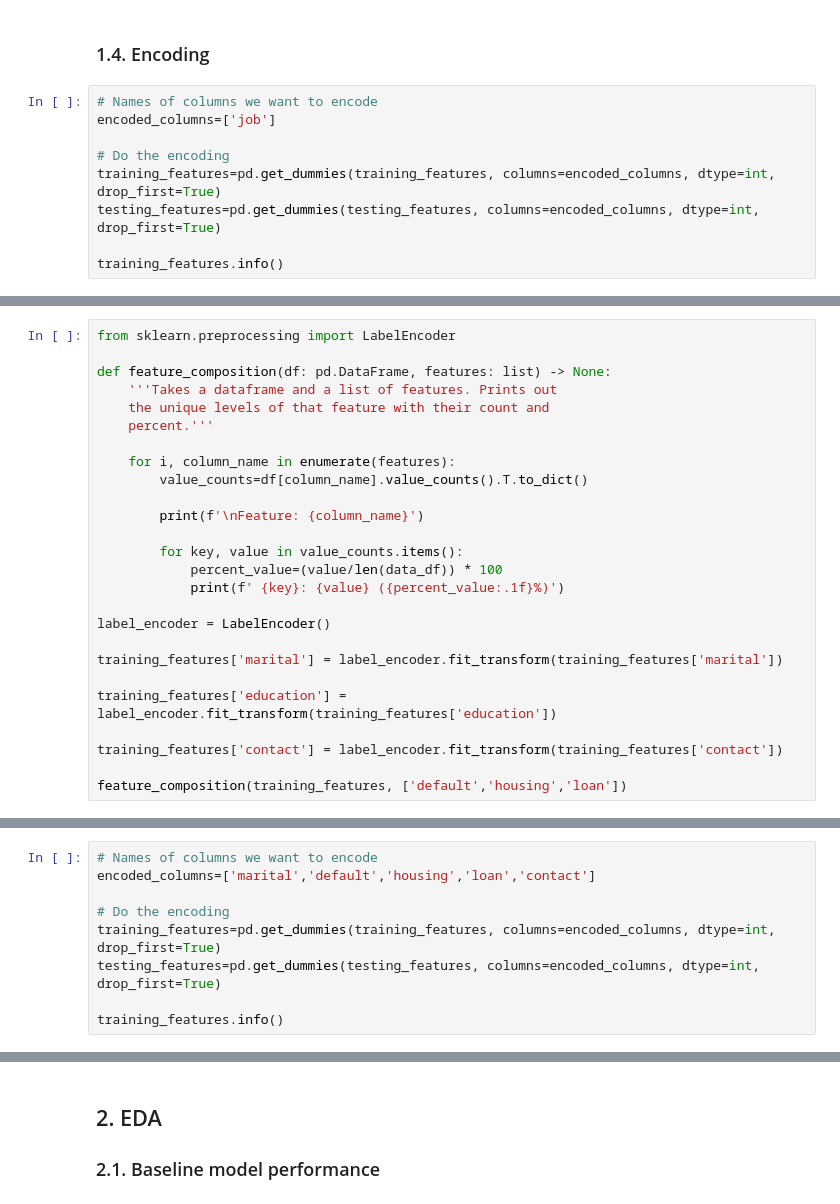
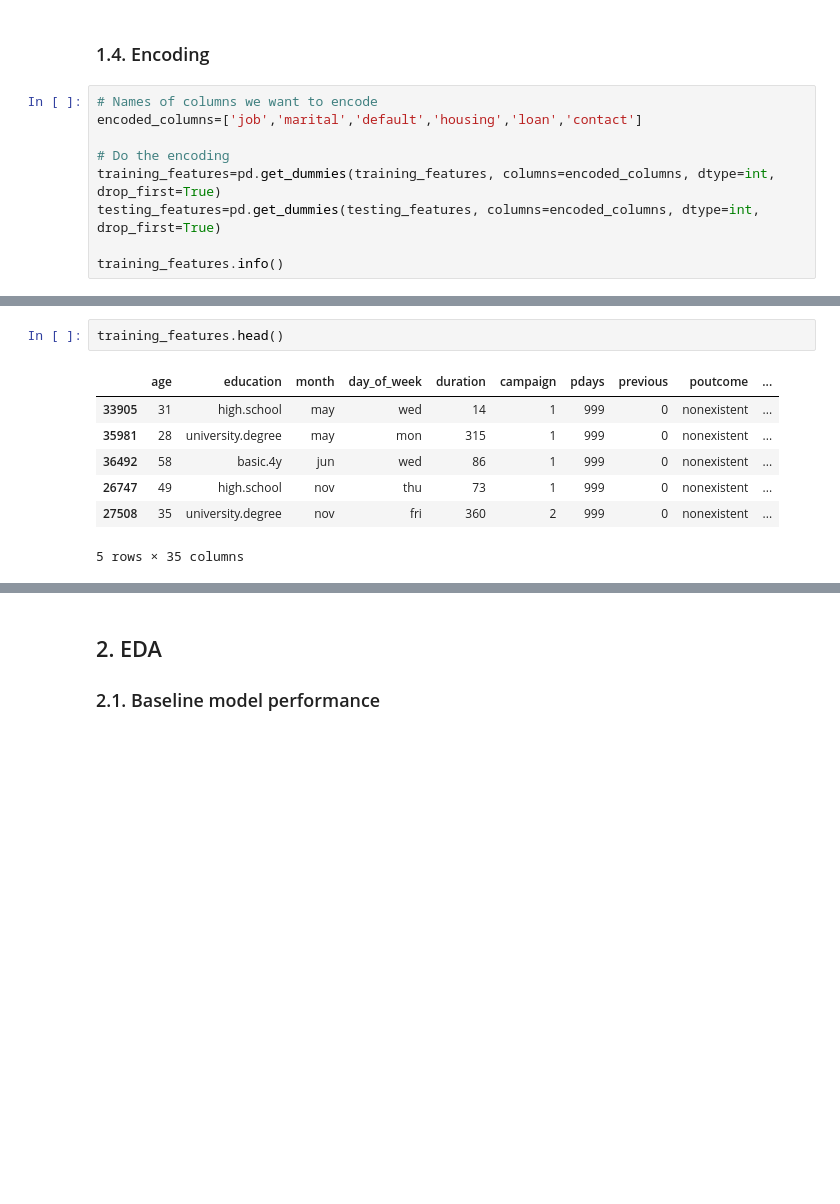
Before and after one commit to 4GeeksAcademy/Team-Crunchy-Tacos_gperdrizet-logistic-regression-project, a Jupyter notebook: src/mvp.ipynb, the cells around one changed output, grey strips where cells are left out. Saved outputs shown, nothing was run; the diff lists cells and outputs as text; blank space fills up the shorter version.

```diff
--- a/src/mvp.ipynb
+++ b/src/mvp.ipynb
@@ -61,7 +61,7 @@ training_features, testing_features, training_labels, testing_labels=train_test_
 ### 1.4. Encoding
 # %%
 # Names of columns we want to encode
-encoded_columns=['job']
+encoded_columns=['job','marital','default','housing','loan','contact']
 
 # Do the encoding
 training_features=pd.get_dummies(training_features, columns=encoded_columns, dtype=int, drop_first=True)
@@ -108,27 +108 @@ job_unknown            int64
 dtype: object
-# %%
-from sklearn.preprocessing import LabelEncoder
-
-def feature_composition(df: pd.DataFrame, features: list) -> None:
-    '''Takes a dataframe and a list of features. Prints out
-    the unique levels of that feature with their count and
-    percent.'''
-
-    for i, column_name in enumerate(features):
-        value_counts=df[column_name].value_counts().T.to_dict()
-
-        print(f'\nFeature: {column_name}')
-
-        for key, value in value_counts.items():
-            percent_value=(value/len(data_df)) * 100
-            print(f' {key}: {value} ({percent_value:.1f}%)')
-
-label_encoder = LabelEncoder()
-
-training_features['marital'] = label_encoder.fit_transform(training_features['marital'])
-
-training_features['education'] = label_encoder.fit_transform(training_features['education'])
-
-training_features['contact'] = label_encoder.fit_transform(training_features['contact'])
-
-feature_composition(training_features, ['default','housing','loan'])
@@ -150,9 +108,0 @@ Feature: loan
-# %%
-# Names of columns we want to encode
-encoded_columns=['marital','default','housing','loan','contact']
-
-# Do the encoding
-training_features=pd.get_dummies(training_features, columns=encoded_columns, dtype=int, drop_first=True)
-testing_features=pd.get_dummies(testing_features, columns=encoded_columns, dtype=int, drop_first=True)
-
-training_features.info()
@@ -177,3 +109,13 @@ memory usage: 8.5+ MB
+# %%
+training_features.head()
+# %% [output]
+|  | age | education | month | day_of_week | duration | campaign | pdays | previous | poutcome | ... |
+| 33905 | 31 | high.school | may | wed | 14 | 1 | 999 | 0 | nonexistent | ... |
+| 35981 | 28 | university.degree | may | mon | 315 | 1 | 999 | 0 | nonexistent | ... |
+| 36492 | 58 | basic.4y | jun | wed | 86 | 1 | 999 | 0 | nonexistent | ... |
+| 26747 | 49 | high.school | nov | thu | 73 | 1 | 999 | 0 | nonexistent | ... |
+| 27508 | 35 | university.degree | nov | fri | 360 | 2 | 999 | 0 | nonexistent | ... |
+5 rows × 35 columns
 # %%
 # Names of columns to drop
 column_drops=['poutcome', 'pdays', 'previous']
```
Also changed, not shown: parts of 11 cells of this notebook, 1 other file.
